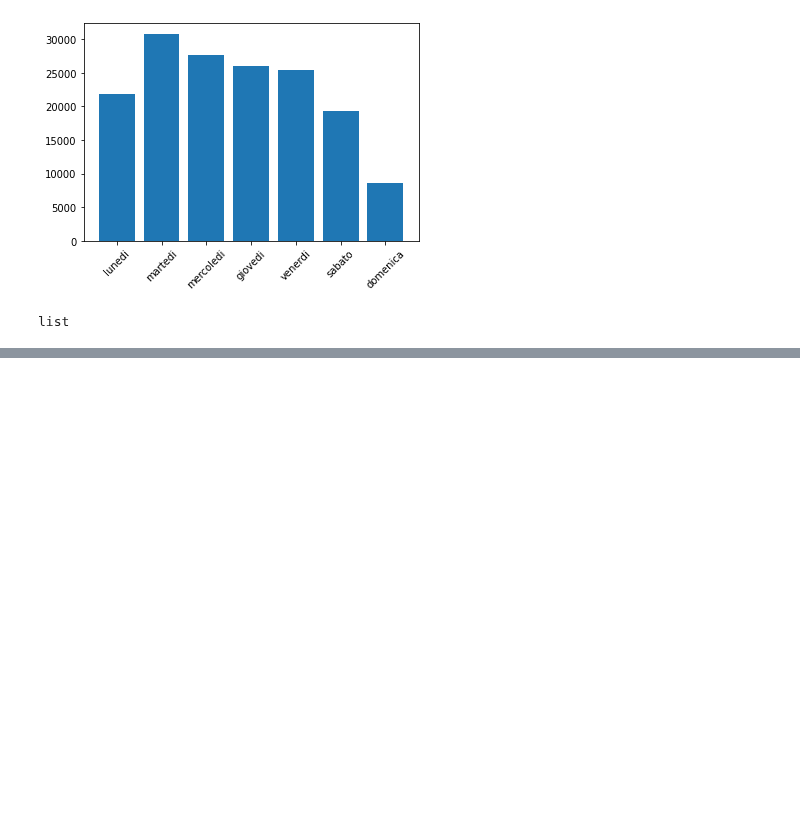
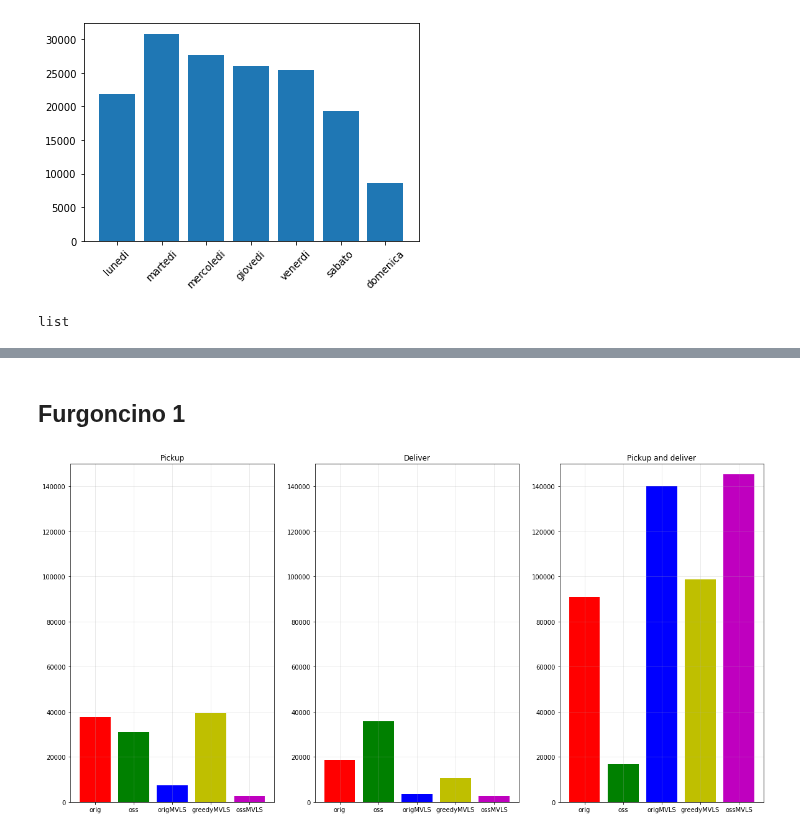
Before and after one commit to MassimoCavagna/Bachelor-Thesis, a Jupyter notebook: Dati/explorative analysis/explorative analysis.ipynb, the cells around one changed output, grey strips where cells are left out. Cells and saved outputs as stored; diff of their text form; code cells hidden in the pictures; blank space fills up the shorter version.

Commit message:
Chart

```diff
--- a/Dati/explorative analysis/explorative analysis.ipynb
+++ b/Dati/explorative analysis/explorative analysis.ipynb
@@ -358,0 +356,62 @@ pd.Series({"ms": ms, "mp": mp}).to_csv("greedy_MVLS_variables.csv", encoding = "
+# %%
+fr1_orig = pd.read_csv("fr1_original_ls.csv", encoding="ISO-8859-1", index_col=0)
+fr1_oss = pd.read_csv("fr1_oss.csv", encoding="ISO-8859-1", index_col=0)
+fr1_orig_MVLS = pd.read_csv("fr1_original_MVLS.csv", encoding="ISO-8859-1", index_col=0)
+fr1_greedy_MVLS = pd.read_csv("fr1_greedy_MVLS.csv", encoding="ISO-8859-1", index_col=0)
+fr1_oss_MVLS = pd.read_csv("fr1_optimized_MVLS.csv", encoding="ISO-8859-1", index_col=0)
+
+fr2_orig = pd.read_csv("fr2_original_ls.csv", encoding="ISO-8859-1", index_col=0)
+fr2_oss = pd.read_csv("fr2_oss.csv", encoding="ISO-8859-1", index_col=0)
+fr2_orig_MVLS = pd.read_csv("fr2_original_MVLS.csv", encoding="ISO-8859-1", index_col=0)
+fr2_greedy_MVLS = pd.read_csv("fr2_greedy_MVLS.csv", encoding="ISO-8859-1", index_col=0)
+fr2_oss_MVLS = pd.read_csv("fr2_optimized_MVLS.csv", encoding="ISO-8859-1", index_col=0)
+
+v_orig = pd.read_csv("original_variables.csv", encoding="ISO-8859-1", index_col=0, names=["value"]).iloc[1:]
+v_oss = pd.read_csv("OSS_variables.csv", encoding="ISO-8859-1", index_col=0, names=["value"] ).iloc[1:]
+v_orig_MVLS = pd.read_csv("original_MVLS_variables.csv", encoding="ISO-8859-1", index_col=0, names=["value"] ).iloc[1:]
+v_greedy_MVLS = pd.read_csv("greedy_MVLS_variables.csv", encoding="ISO-8859-1", index_col=0, names=["value"] ).iloc[1:]
+v_oss_MVLS = pd.read_csv("optimized_MVLS_variables.csv", encoding="ISO-8859-1", index_col=0, names=["value"] ).iloc[1:]
+# %% [markdown]
+## Furgoncino 1
+# %%
+plt.figure(figsize=[20,10])
+plt.title("F1 comparison")
+plt.subplot(131)
+plt.title("Pickup")
+plt.bar(range(5), [fr1_orig.loc["pickup"][0],
+                   fr1_oss.loc["pickup"][0],
+                   fr1_orig_MVLS.loc["pickup"][0],
+                   fr1_greedy_MVLS.loc["pickup"][0],
+                   fr1_oss_MVLS.loc["pickup"][0]],
+        color="rgbym")
+plt.ylim([0,150000])
+plt.xticks(range(5), ["orig", "oss", "origMVLS", "greedyMVLS", "ossMVLS"])
+plt.grid(alpha=0.3)
+
+plt.subplot(132)
+plt.title("Deliver")
+plt.bar(range(5), [fr1_orig.loc["deliver"][0],
+                   fr1_oss.loc["deliver"][0],
+                   fr1_orig_MVLS.loc["deliver"][0],
+                   fr1_greedy_MVLS.loc["deliver"][0],
+                   fr1_oss_MVLS.loc["deliver"][0]],
+        color="rgbym")
+plt.ylim([0,150000])
+plt.xticks(range(5), ["orig", "oss", "origMVLS", "greedyMVLS", "ossMVLS"])
+plt.grid(alpha=0.3)
+
+plt.subplot(133)
+plt.title("Pickup and deliver")
+plt.bar(range(5), [fr1_orig.loc["both"][0],
+                   fr1_oss.loc["both"][0],
+                   fr1_orig_MVLS.loc["both"][0],
+                   fr1_greedy_MVLS.loc["both"][0],
+                   fr1_oss_MVLS.loc["both"][0]],
+        color="rgbym")
+plt.ylim([0,150000])
+plt.xticks(range(5), ["orig", "oss", "origMVLS", "greedyMVLS", "ossMVLS"])
+plt.grid(alpha=0.3)
+
+plt.show()
+# %% [output]
+[figure, added]
```
Also changed, not shown: parts of 4 cells of this notebook, 1 other file.
